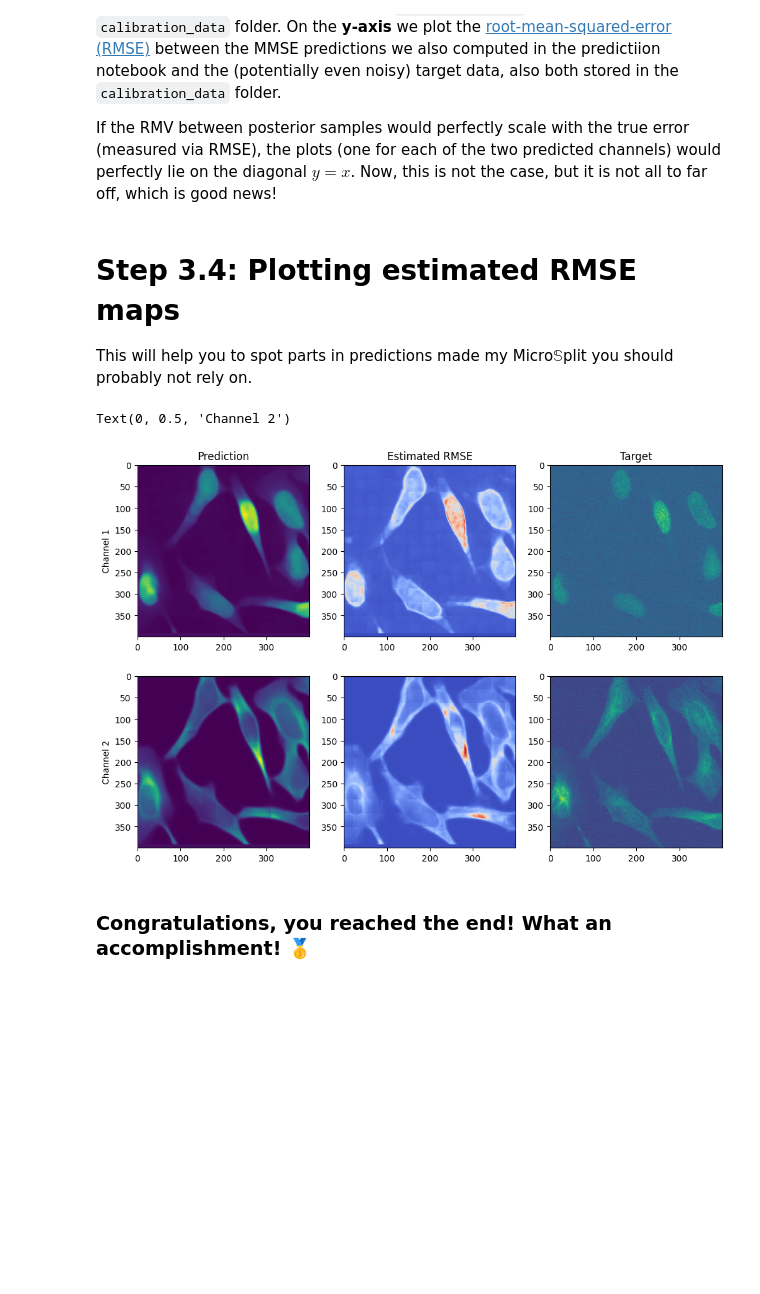
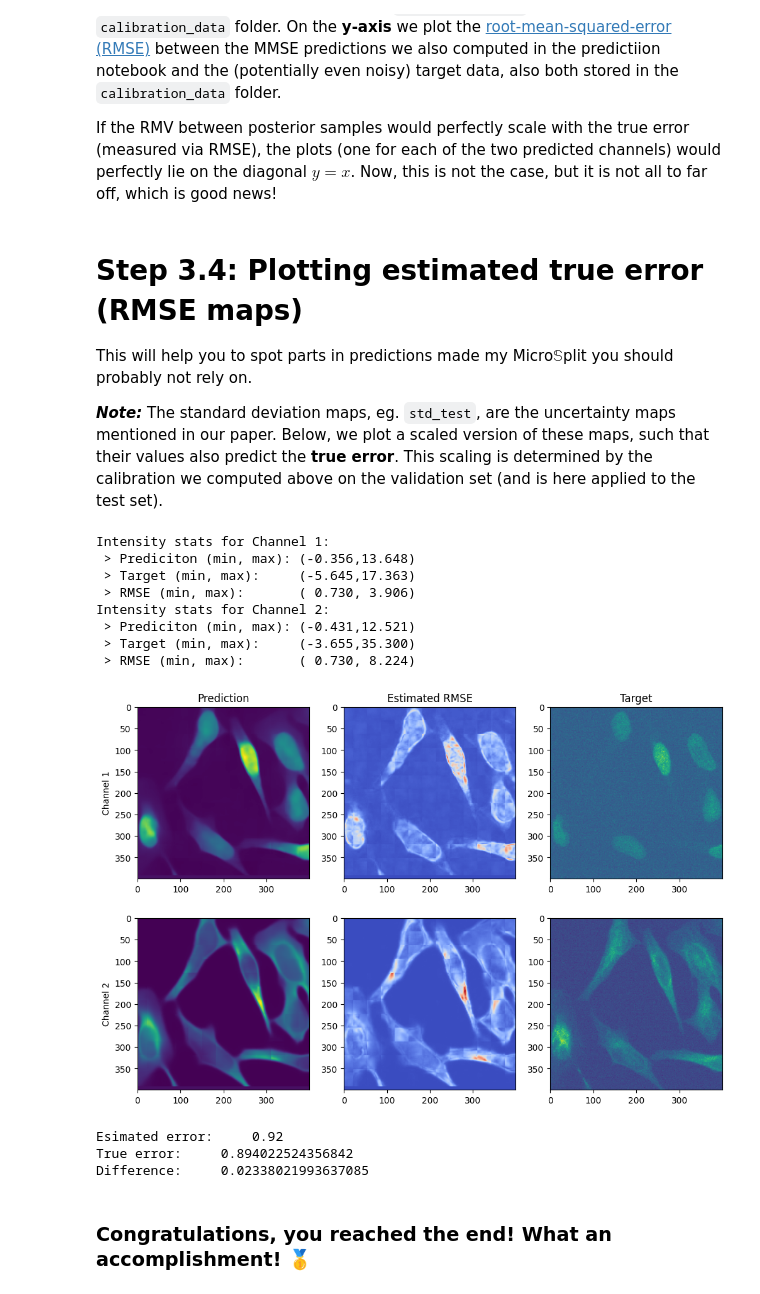
Before and after one commit to CAREamics/microSplit-reproducibility, a Jupyter notebook: examples/2D/HT_LIF24/03_calibration.ipynb, the cells around one changed output. Saved outputs shown, nothing was run; the diff lists cells and outputs as text; code cells hidden in the pictures; blank space fills up the shorter version.

Commit message:
Calibration notebook ready for testing

```diff
--- a/examples/2D/HT_LIF24/03_calibration.ipynb
+++ b/examples/2D/HT_LIF24/03_calibration.ipynb
@@ -158,28 +158,61 @@ On the **y-axis** we plot the [root-mean-squared-error (RMSE)](https://en.wikipe
 
 If the RMV between posterior samples would perfectly scale with the true error (measured via RMSE), the plots (one for each of the two predicted channels) would perfectly lie on the diagonal $y=x$. Now, this is not the case, but it is not all to far off, which is good news!
 # %% [markdown]
-# **Step 3.4:** Plotting estimated RMSE maps
+# **Step 3.4:** Plotting estimated true error (RMSE maps)
 This will help you to spot parts in predictions made my <nobr>Micro$\mathbb{S}$plit</nobr> you should probably not rely on.
+
+***Note:*** The standard deviation maps, eg. `std_test`, are the uncertainty maps mentioned in our paper. Below, we plot a scaled version of these maps, such that their values also predict the **true error**. This scaling is determined by the calibration we computed above on the validation set (and is here applied to the test set).
 # %%
+# Compute the predicted true error
+pred_error_test = std_test * factors_array["scalar"].squeeze()[0] + factors_array["offset"].squeeze()[0]
+
 _,ax = plt.subplots(figsize=(12,8),ncols=3,nrows=2)
 hs = 1200
 ws = 250
 sz = 400
 ax[0,0].imshow(pred_test[0,hs:hs +sz,ws:ws+sz,0])
-ax[0,1].imshow(std_test[0,hs:hs +sz,ws:ws+sz,0]* factors_array["scalar"].squeeze()[0] + factors_array["offset"].squeeze()[0], cmap='coolwarm')
+ax[0,1].imshow(pred_error_test[0,hs:hs +sz,ws:ws+sz,0], cmap='coolwarm')
 ax[0,2].imshow(target_test[0,hs:hs +sz,ws:ws+sz,0])
 
 ax[1,0].imshow(pred_test[0,hs:hs +sz,ws:ws+sz,1])
-ax[1,1].imshow(std_test[0,hs:hs +sz,ws:ws+sz,1]* factors_array["scalar"].squeeze()[1] + factors_array["offset"].squeeze()[1], cmap='coolwarm')
+ax[1,1].imshow(pred_error_test[0,hs:hs +sz,ws:ws+sz,1], cmap='coolwarm')
 ax[1,2].imshow(target_test[0,hs:hs +sz,ws:ws+sz,1])
 
 ax[0,0].set_title('Prediction')
 ax[0,1].set_title('Estimated RMSE')
 ax[0,2].set_title('Target')
 ax[0,0].set_ylabel('Channel 1')
 ax[1,0].set_ylabel('Channel 2')
+
+print('Intensity stats for Channel 1:')
+print(f' > Prediciton (min, max): ({pred_test[...,0].min():6.3f},{pred_test[...,0].max():6.3f})')
+print(f' > Target (min, max):     ({target_test[...,0].min():6.3f},{target_test[...,0].max():6.3f})')
+print(f' > RMSE (min, max):       ({pred_error_test[...,0].min():6.3f},{pred_error_test[...,0].max():6.3f})')
+print('Intensity stats for Channel 2:')
+print(f' > Prediciton (min, max): ({pred_test[...,1].min():6.3f},{pred_test[...,1].max():6.3f})')
+print(f' > Target (min, max):     ({target_test[...,1].min():6.3f},{target_test[...,1].max():6.3f})')
+print(f' > RMSE (min, max):       ({pred_error_test[...,1].min():6.3f},{pred_error_test[...,1].max():6.3f})')
 # %% [output]
-Text(0, 0.5, 'Channel 2')
+Intensity stats for Channel 1:
+ > Prediciton (min, max): (-0.356,13.648)
+ > Target (min, max):     (-5.645,17.363)
+ > RMSE (min, max):       ( 0.730, 3.906)
+Intensity stats for Channel 2:
+ > Prediciton (min, max): (-0.431,12.521)
+ > Target (min, max):     (-3.655,35.300)
+ > RMSE (min, max):       ( 0.730, 8.224)
-[figure, old version]
+[figure, new version]
+# %%
+diff_pred_target   = np.abs(pred_test - target_test)**2
+true_L2_error      = np.sqrt(np.mean(diff_pred_target))
+estimated_L2_error = np.mean(pred_error_test)
+
+print(f'Esimated error: {estimated_L2_error:8.2f}')
+print(f'True error:     {true_L2_error:8.2f}')
+print(f'Difference:     {np.abs(estimated_L2_error-true_L2_error)}')
+# %% [output]
+Esimated error:     0.92
+True error:     0.894022524356842
+Difference:     0.02338021993637085
 # %% [markdown]
 ### Congratulations, you reached the end! What an accomplishment! 🥇
```
Also changed, not shown: parts of 2 cells of this notebook.
